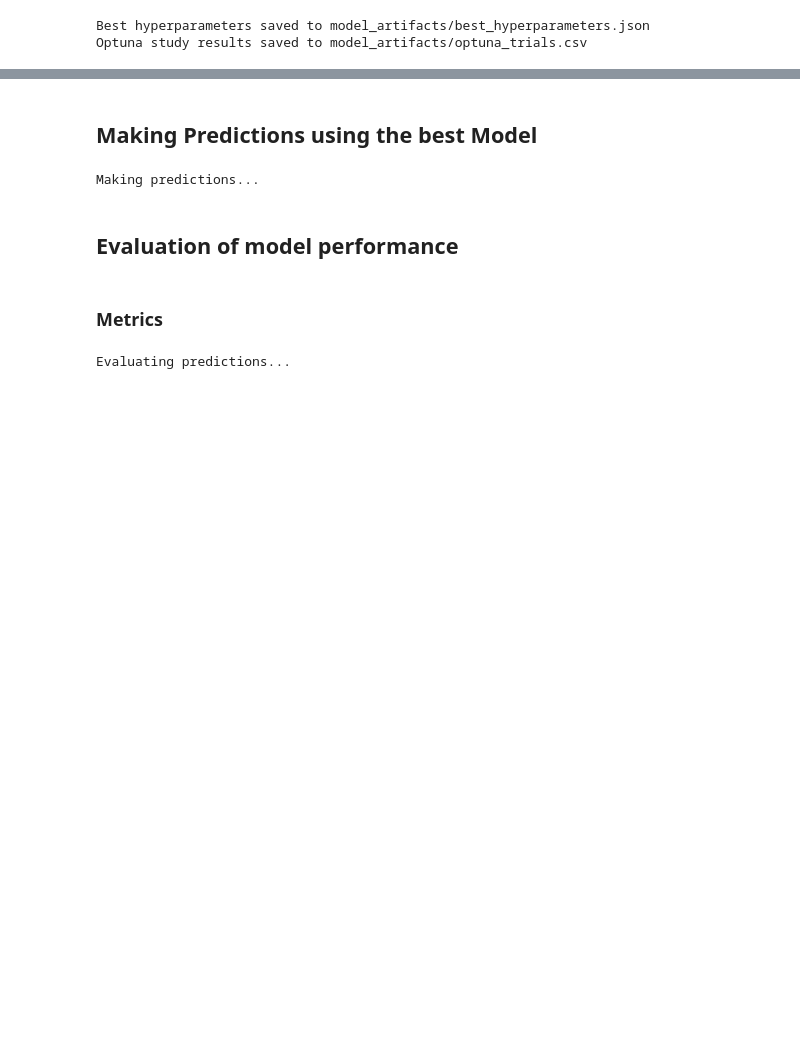
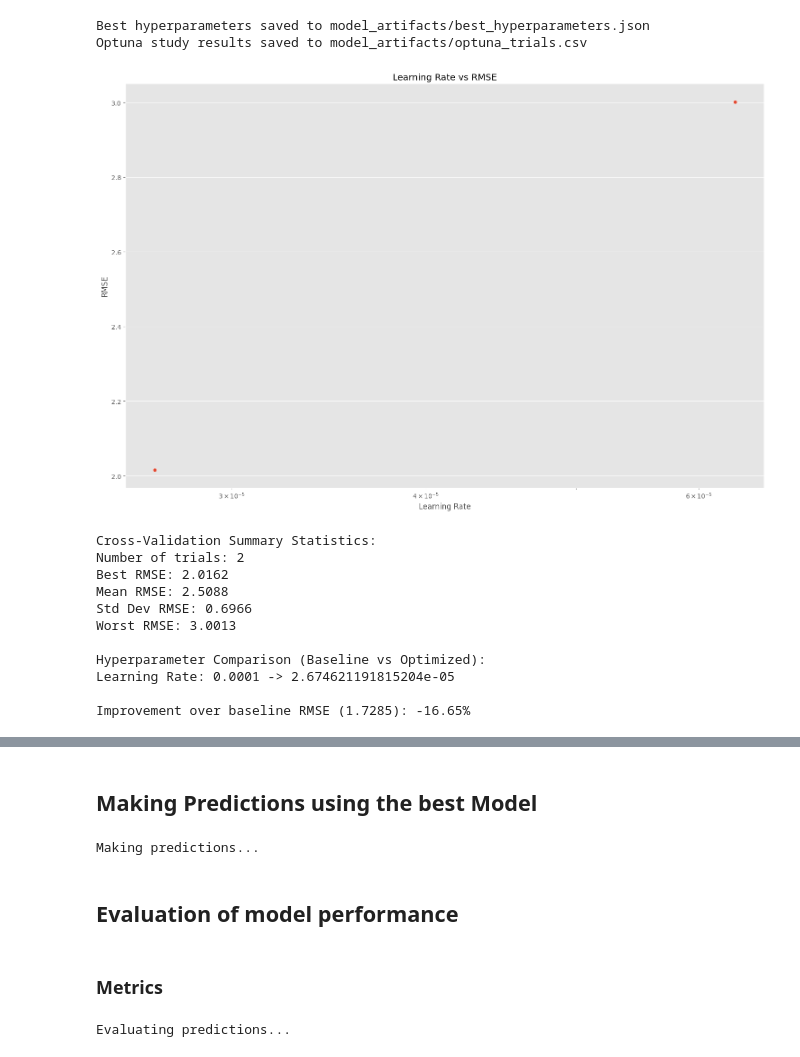
Before and after one commit to chandlerNick/BerlinWeatherTimeSeriesAnalysis, a Jupyter notebook: lag-llama_finetuned.ipynb, the cells around one changed output, grey strips where cells are left out. Saved outputs shown, nothing was run; the diff lists cells and outputs as text; code cells hidden in the pictures; blank space fills up the shorter version.

```diff
--- a/lag-llama_finetuned.ipynb
+++ b/lag-llama_finetuned.ipynb
@@ -489,6 +500,66 @@ print(f"Optuna study results saved to model_artifacts/optuna_trials.csv")
 # %% [output]
 Best hyperparameters saved to model_artifacts/best_hyperparameters.json
 Optuna study results saved to model_artifacts/optuna_trials.csv
+# %%
+# Analyze the cross-validation results
+import pandas as pd
+import seaborn as sns
+
+# Load the study results
+study_results = pd.read_csv("model_artifacts/optuna_trials.csv")
+
+# Plot the parameter distributions
+plt.figure(figsize=(15, 10))
+
+# Create a 1x2 grid of subplots
+plt.subplot(1, 1, 1)
+sns.scatterplot(x='params_lr', y='value', data=study_results)
+plt.title('Learning Rate vs RMSE')
+plt.xscale('log')  # Learning rate is often visualized on log scale
+plt.xlabel('Learning Rate')
+plt.ylabel('RMSE')
+
+
+
+
+plt.tight_layout()
+plt.savefig("model_artifacts/cv_analysis.png", dpi=300, bbox_inches='tight')
+plt.show()
+
+# Print summary statistics
+print("Cross-Validation Summary Statistics:")
+print(f"Number of trials: {len(study_results)}")
+print(f"Best RMSE: {study_results['value'].min():.4f}")
+print(f"Mean RMSE: {study_results['value'].mean():.4f}")
+print(f"Std Dev RMSE: {study_results['value'].std():.4f}")
+print(f"Worst RMSE: {study_results['value'].max():.4f}")
+
+# Compare with baseline (original hyperparameters)
+baseline_lr = 1e-4
+
+
+print("\nHyperparameter Comparison (Baseline vs Optimized):")
+print(f"Learning Rate: {baseline_lr} -> {best_lr}")
+
+
+# Calculate improvement percentage
+if 'value' in study_results.columns:
+    best_rmse = study_results['value'].min()
+    improvement = ((1.7285 - best_rmse) / 1.7285) * 100  # Using RMSE from original model
+    print(f"\nImprovement over baseline RMSE (1.7285): {improvement:.2f}%")
+# %% [output]
+[figure, added]
+Cross-Validation Summary Statistics:
+Number of trials: 2
+Best RMSE: 2.0162
+Mean RMSE: 2.5088
+Std Dev RMSE: 0.6966
+Worst RMSE: 3.0013
+
+Hyperparameter Comparison (Baseline vs Optimized):
+Learning Rate: 0.0001 -> 2.674621191815204e-05
+
+Improvement over baseline RMSE (1.7285): -16.65%
 # %%
 # Create the final estimator with the best hyperparameters
 final_estimator = LagLlamaEstimator(
```
Also changed, not shown: parts of 11 cells of this notebook.
